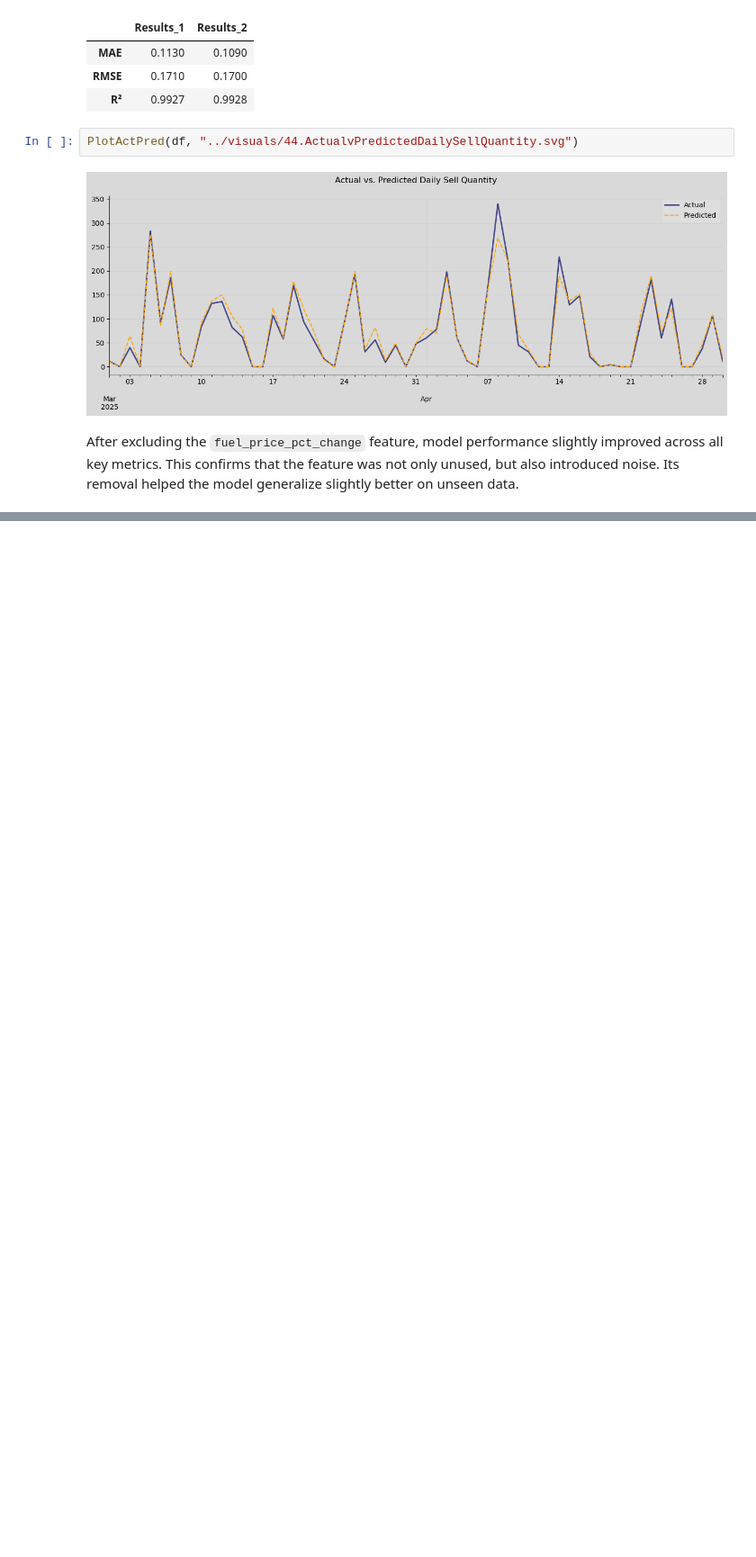
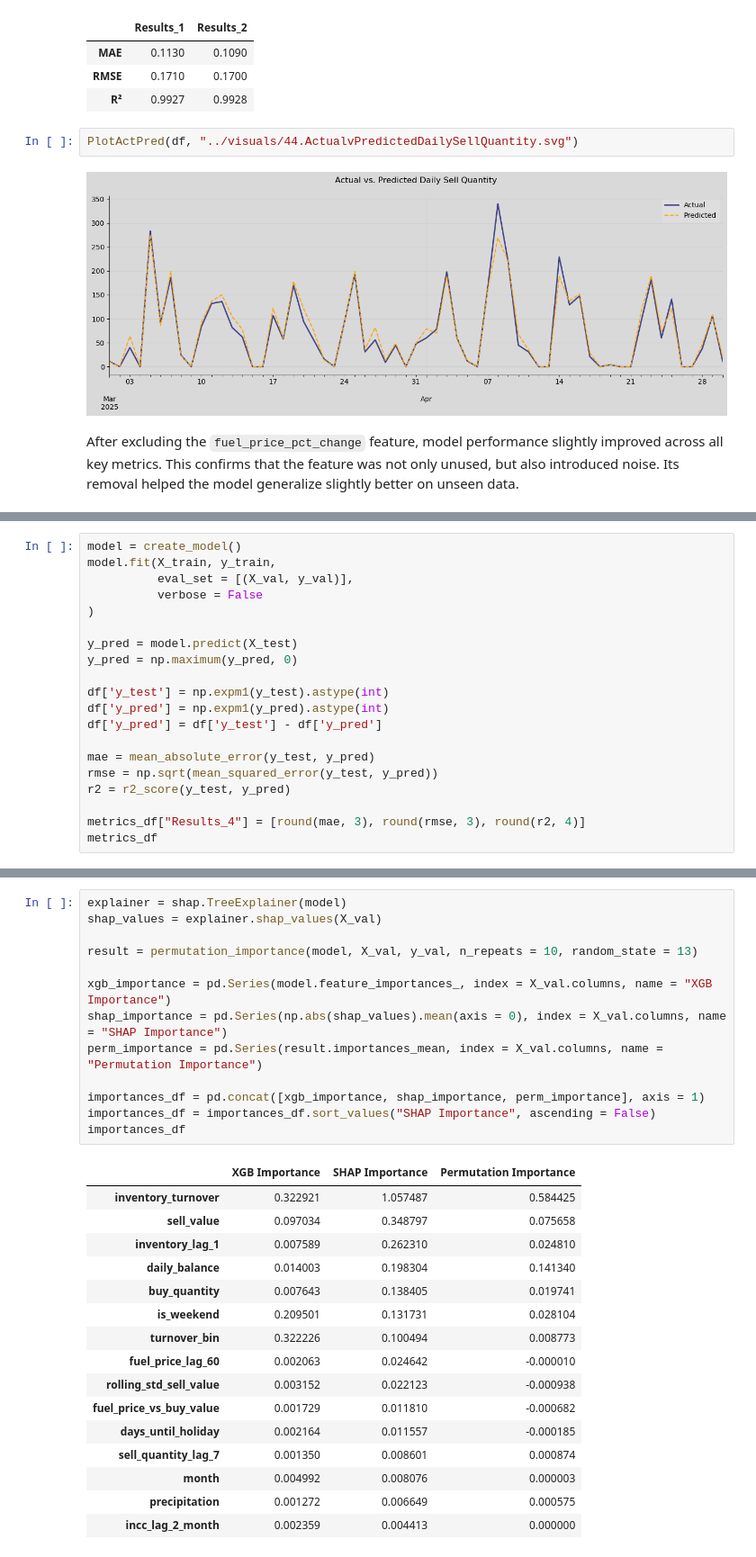
Before and after one commit to fabiogaldinho/Dynamic-Pricing, a Jupyter notebook: notebooks/03_Modeling.ipynb, the cells around one changed output, grey strips where cells are left out. Shown at 90% size. Saved outputs shown, nothing was run; the diff lists cells and outputs as text; blank space fills up the shorter version.

```diff
--- a/notebooks/03_Modeling.ipynb
+++ b/notebooks/03_Modeling.ipynb
@@ -459,0 +473,20 @@ metrics_df
+# %%
+model = create_model()
+model.fit(X_train, y_train,
+          eval_set = [(X_val, y_val)],
+          verbose = False
+)
+
+y_pred = model.predict(X_test)
+y_pred = np.maximum(y_pred, 0)
+
+df['y_test'] = np.expm1(y_test).astype(int)
+df['y_pred'] = np.expm1(y_pred).astype(int)
+df['y_pred'] = df['y_test'] - df['y_pred']
+
+mae = mean_absolute_error(y_test, y_pred)
+rmse = np.sqrt(mean_squared_error(y_test, y_pred))
+r2 = r2_score(y_test, y_pred)
+
+metrics_df["Results_4"] = [round(mae, 3), round(rmse, 3), round(r2, 4)]
+metrics_df
@@ -459,0 +498,30 @@ metrics_df
+# %%
+explainer = shap.TreeExplainer(model)
+shap_values = explainer.shap_values(X_val)
+
+result = permutation_importance(model, X_val, y_val, n_repeats = 10, random_state = 13)
+
+xgb_importance = pd.Series(model.feature_importances_, index = X_val.columns, name = "XGB Importance")
+shap_importance = pd.Series(np.abs(shap_values).mean(axis = 0), index = X_val.columns, name = "SHAP Importance")
+perm_importance = pd.Series(result.importances_mean, index = X_val.columns, name = "Permutation Importance")
+
+importances_df = pd.concat([xgb_importance, shap_importance, perm_importance], axis = 1)
+importances_df = importances_df.sort_values("SHAP Importance", ascending = False)
+importances_df
+# %% [output]
+|  | XGB Importance | SHAP Importance | Permutation Importance |
+| inventory_turnover | 0.322921 | 1.057487 | 0.584425 |
+| sell_value | 0.097034 | 0.348797 | 0.075658 |
+| inventory_lag_1 | 0.007589 | 0.262310 | 0.024810 |
+| daily_balance | 0.014003 | 0.198304 | 0.141340 |
+| buy_quantity | 0.007643 | 0.138405 | 0.019741 |
+| is_weekend | 0.209501 | 0.131731 | 0.028104 |
+| turnover_bin | 0.322226 | 0.100494 | 0.008773 |
+| fuel_price_lag_60 | 0.002063 | 0.024642 | -0.000010 |
+| rolling_std_sell_value | 0.003152 | 0.022123 | -0.000938 |
+| fuel_price_vs_buy_value | 0.001729 | 0.011810 | -0.000682 |
+| days_until_holiday | 0.002164 | 0.011557 | -0.000185 |
+| sell_quantity_lag_7 | 0.001350 | 0.008601 | 0.000874 |
+| month | 0.004992 | 0.008076 | 0.000003 |
+| precipitation | 0.001272 | 0.006649 | 0.000575 |
+| incc_lag_2_month | 0.002359 | 0.004413 | 0.000000 |
```
Also changed, not shown: parts of 71 cells of this notebook, 9 other files.
